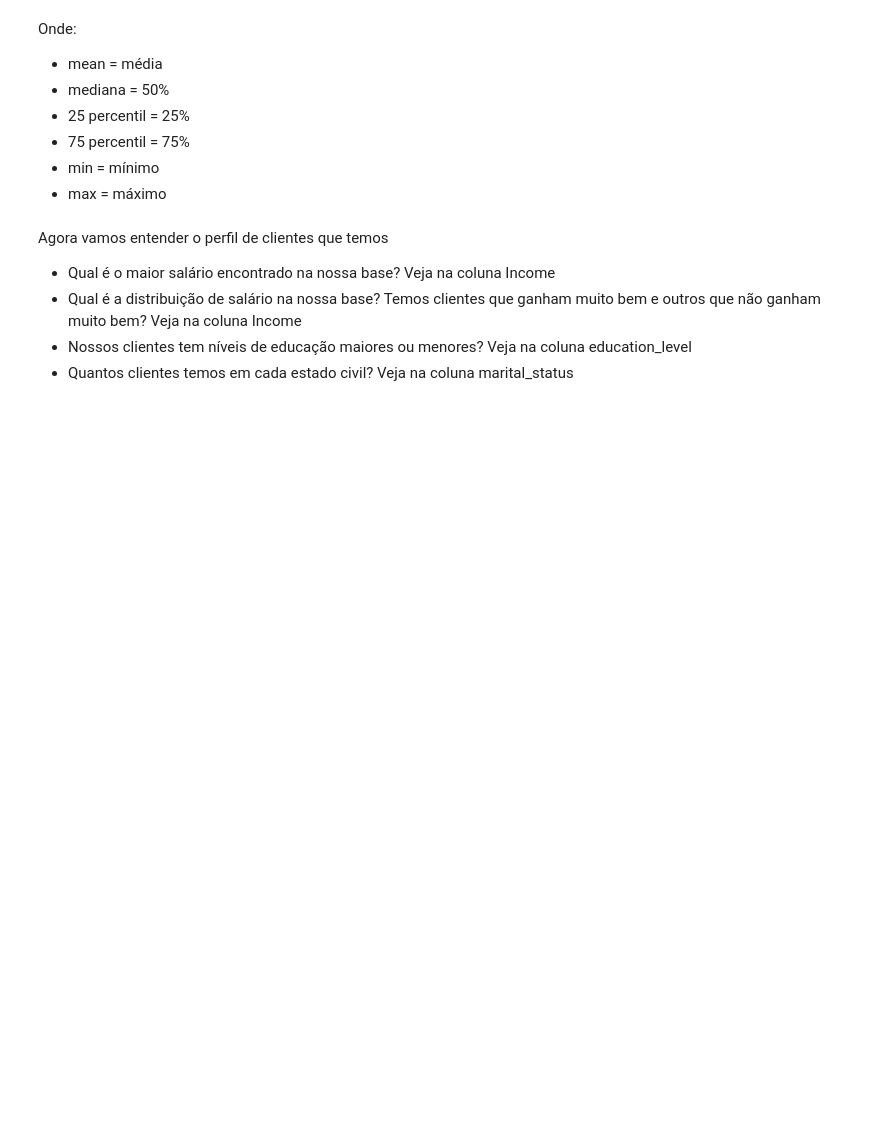
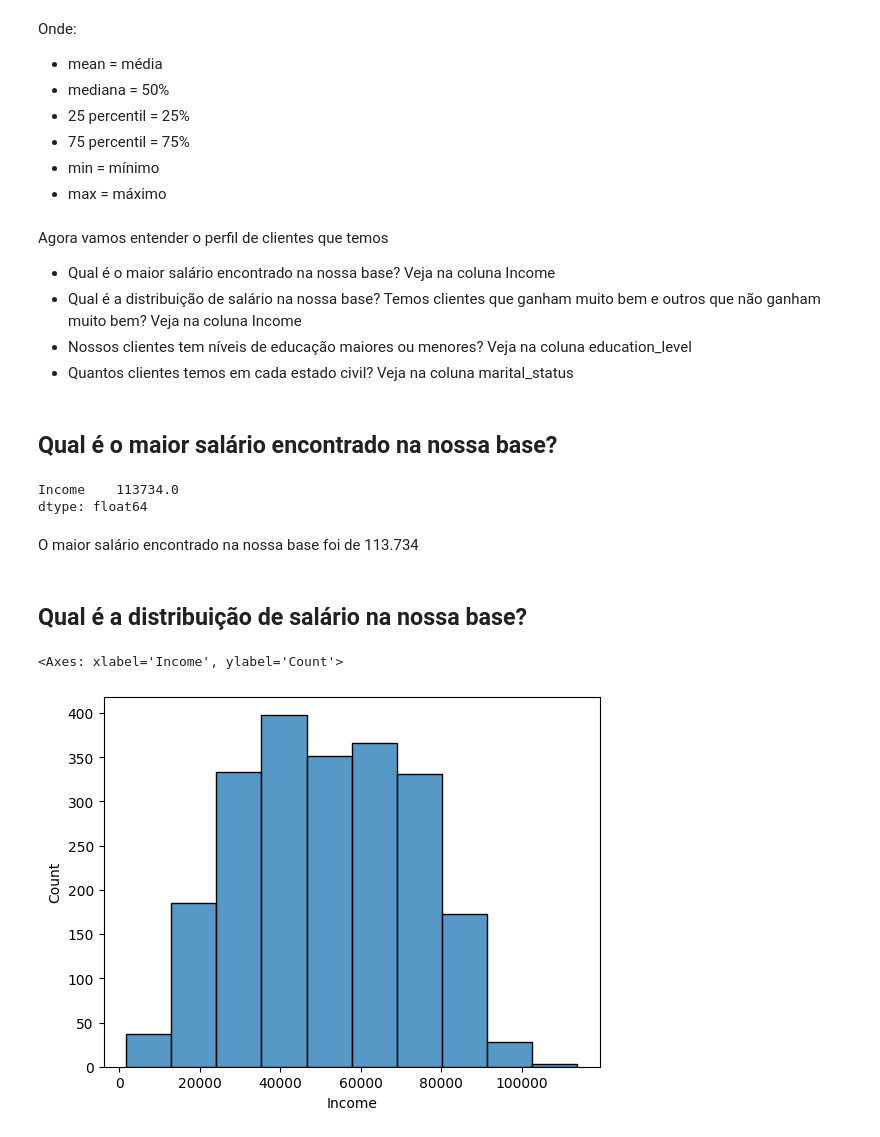
Before and after one commit to joaohsilva416/Desafio_Ifood, a Jupyter notebook: notebooks/Desafio Ifood.ipynb, the cells around one changed output. Saved outputs shown, nothing was run; the diff lists cells and outputs as text; code cells hidden in the pictures; blank space fills up the shorter version.

```diff
--- a/notebooks/Desafio Ifood.ipynb
+++ b/notebooks/Desafio Ifood.ipynb
@@ -207,3 +207,20 @@ Agora vamos entender o perfil de clientes que temos
 - Qual é a distribuição de salário na nossa base? Temos clientes que ganham muito bem e outros que não ganham muito bem? Veja na coluna Income
 - Nossos clientes tem níveis de educação maiores ou menores? Veja na coluna education_level
 - Quantos clientes temos em cada estado civil? Veja na coluna marital_status
+# %% [markdown]
+## Qual é o maior salário encontrado na nossa base?
+# %%
+df[['Income']].max()
+# %% [output]
+Income    113734.0
+dtype: float64
+# %% [markdown]
+O maior salário encontrado na nossa base foi de 113.734
+# %% [markdown]
+## Qual é a distribuição de salário na nossa base?
+# %%
+# Histograma para verificar a distribuição de salário dos clientes
+sns.histplot(df['Income'], bins=10)
+# %% [output]
+<Axes: xlabel='Income', ylabel='Count'>
+[figure, added]
```
Also changed, not shown: parts of 27 cells of this notebook.
